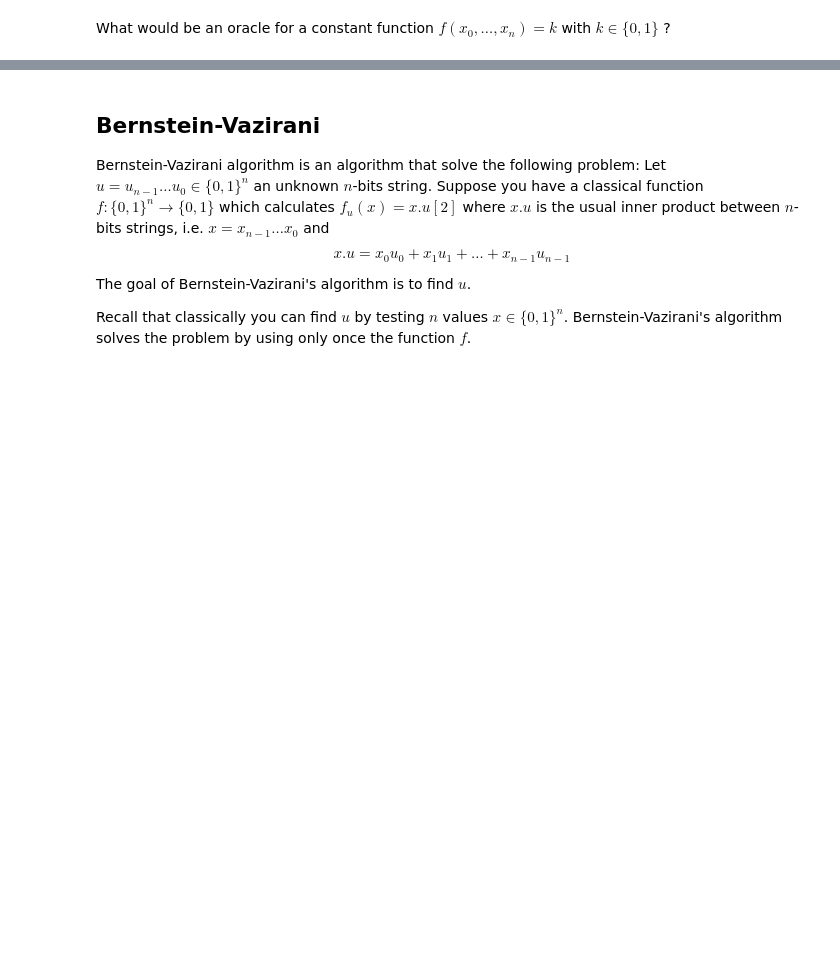
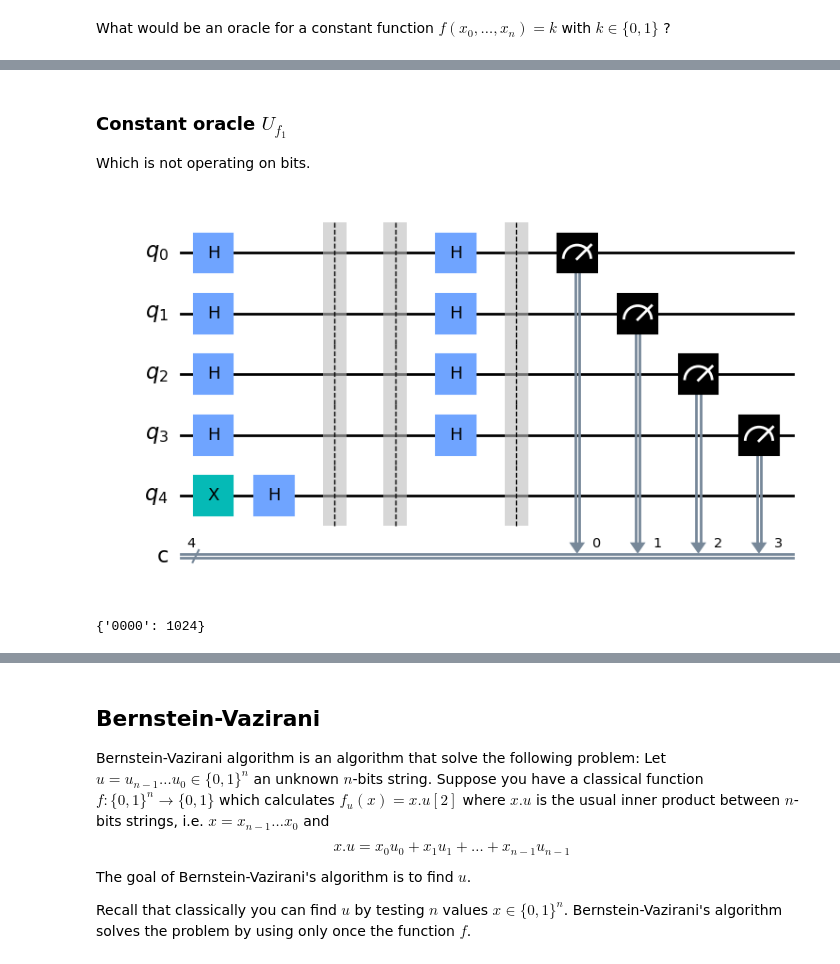
Before and after one commit to Eric-Vidal-hub/QEng-project, a Jupyter notebook: Qiskit_Session2/quantum_algorithms.ipynb, the cells around one changed output, grey strips where cells are left out. Drawn from its saved outputs; the diff is of its cells as text; code cells hidden in the pictures; blank space fills up the shorter version.

Commit message:
until italian algorithm

```diff
--- a/Qiskit_Session2/quantum_algorithms.ipynb
+++ b/Qiskit_Session2/quantum_algorithms.ipynb
@@ -82,0 +149,37 @@ Define a constant oracle $U_{f_1}$ and a balanced oracle $U_{f_2}$ of your choic
+# %% [markdown]
+### Constant oracle $U_{f_1}$
+
+Which is not operating on bits.
+# %%
+# Deustch-Josza's Algorithm
+n=4
+qc=QuantumCircuit(n+1,n)
+for i in range(n):
+    qc.h(i)
+
+# Start the |-> state
+qc.x(n)
+qc.h(n)
+qc.barrier()
+
+# Oracle
+# Nothing to apply
+qc.barrier()
+
+# Inversion
+for i in range(n):
+    qc.h(i)
+qc.barrier()
+
+qc.measure(range(n),range(n))
+qc.draw(output='mpl')
+# %% [output]
+[figure, added]
+# %%
+# Results
+job=execute(qc,backend=simulator,shots=1024)
+result=job.result()
+counts=result.get_counts(qc)
+print(counts)
+# %% [output]
+{'0000': 1024}
```
Also changed, not shown: parts of 12 cells of this notebook.
